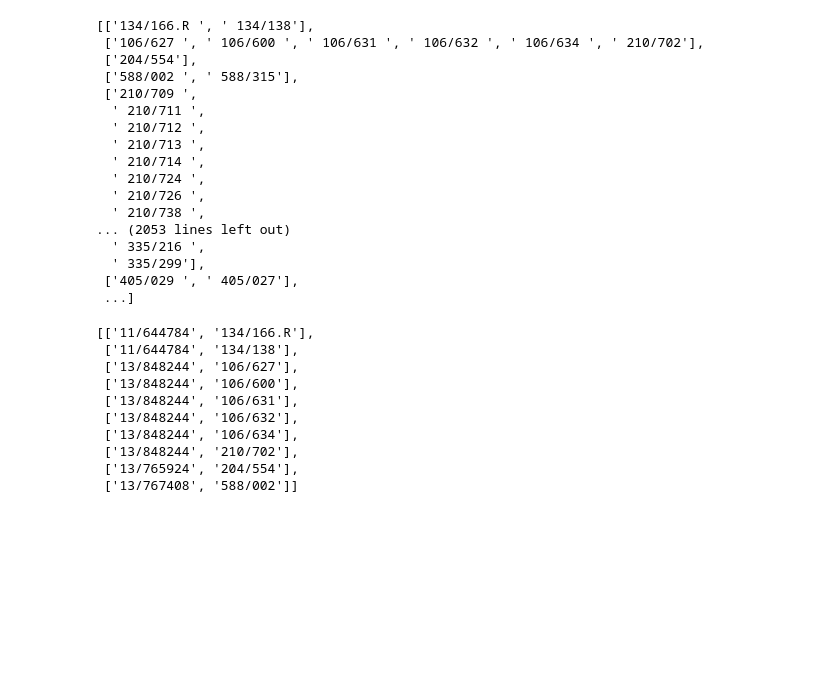
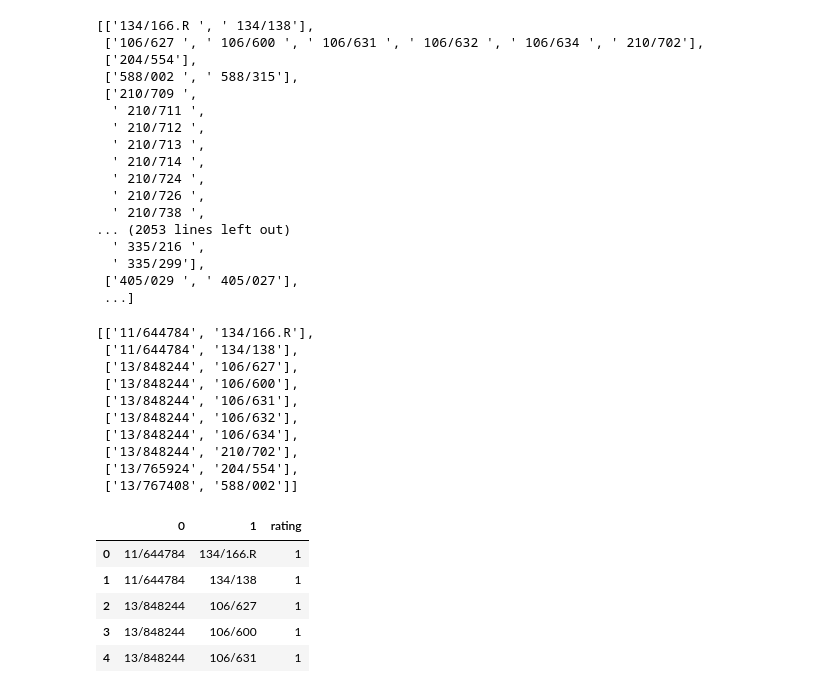
Before and after one commit to statKim/TIL, a Jupyter notebook: Python/3.ML_basic/2.Data Handling/8.Case_study/case_study.ipynb, the cells around one changed output. Saved outputs shown, nothing was run; the diff lists cells and outputs as text; code cells hidden in the pictures; blank space fills up the shorter version.

```diff
--- a/Python/3.ML_basic/2.Data Handling/8.Case_study/case_study.ipynb
+++ b/Python/3.ML_basic/2.Data Handling/8.Case_study/case_study.ipynb
@@ -185,6 +205,15 @@ edge_list[:10]
 df_edge_list = pd.DataFrame(edge_list)
 # %%
 df_edge_list["rating"] = 1
+# %%
+df_edge_list.head()
+# %% [output]
+|  | 0 | 1 | rating |
+| 0 | 11/644784 | 134/166.R | 1 |
+| 1 | 11/644784 | 134/138 | 1 |
+| 2 | 13/848244 | 106/627 | 1 |
+| 3 | 13/848244 | 106/600 | 1 |
+| 4 | 13/848244 | 106/631 | 1 |
 # %%
 df_edge_list.groupby([0,1])["rating"].sum().unstack().fillna(0)
 # %% [output]
```
Also changed, not shown: parts of 4 cells of this notebook, 1 other file.
